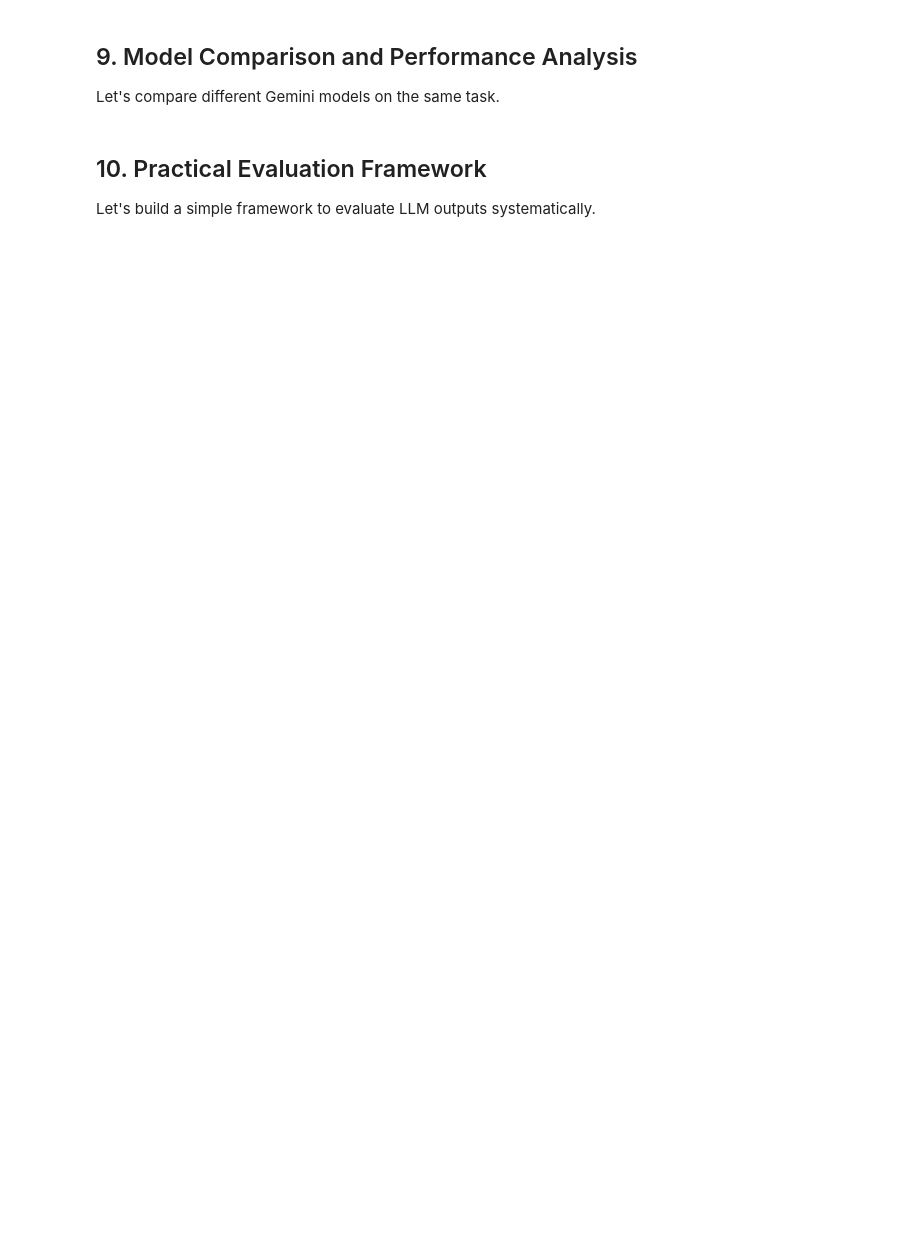
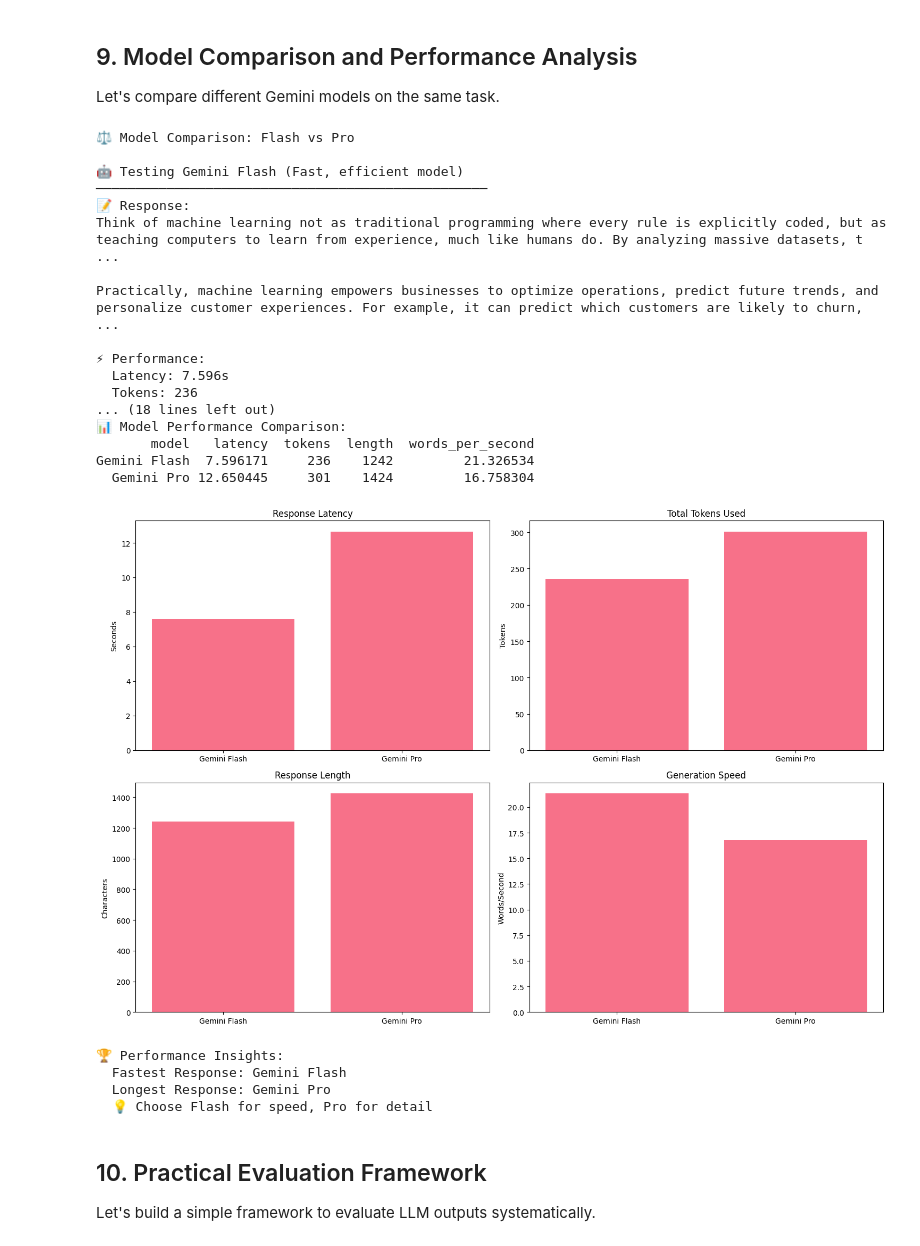
Before and after one commit to nluninja/BBS-AIIM, a Jupyter notebook: module4/03_Exploring_Modern_LLMs_with_Gemini.ipynb, the cells around one changed output. Cells and saved outputs as stored; diff of their text form; code cells hidden in the pictures; blank space fills up the shorter version.

```diff
--- a/module4/03_Exploring_Modern_LLMs_with_Gemini.ipynb
+++ b/module4/03_Exploring_Modern_LLMs_with_Gemini.ipynb
@@ -447,7 +505,7 @@ for approach, prompt in [("Zero-shot", zero_shot_prompt), ("Few-shot", few_shot_
     print(f"📝 {approach} Approach:")
     print("─" * 30)
 
-    result = gemini.generate(prompt, temperature=0.1, max_tokens=10)
+    result = gemini.generate(prompt, temperature=0.1)
 
     if result['success']:
         print(f"🤖 Result: {result['response'].strip()}")
@@ -481,7 +553,7 @@ for approach, prompt in [("Direct", direct_prompt), ("Chain-of-Thought", cot_pro
     print(f"🧮 {approach} Reasoning:")
     print("─" * 40)
 
-    result = gemini.generate(prompt, temperature=0.2, max_tokens=150)
+    result = gemini.generate(prompt, temperature=0.2)
 
     if result['success']:
         print(f"🤖 Response:\n{result['response']}")
@@ -541,8 +631,7 @@ for task in creative_tasks:
     result = gemini.generate(
         task['prompt'],
         model=task['model'],
-        temperature=task['temperature'],
-        max_tokens=250
+        temperature=task['temperature']
     )
 
     if result['success']:
@@ -594,7 +701,6 @@ for model_info in models_to_compare:
         comparison_prompt,
         model=model_info['alias'],
         temperature=0.5,  # Consistent temperature
-        max_tokens=200
     )
 
     if result['success']:
@@ -631,33 +737,56 @@ if comparison_results and len(comparison_results) >= 2:
     ax1.bar(df_comparison['model'], df_comparison['latency'])
     ax1.set_title('Response Latency')
     ax1.set_ylabel('Seconds')
 
     # Token usage
     ax2.bar(df_comparison['model'], df_comparison['tokens'])
     ax2.set_title('Total Tokens Used')
     ax2.set_ylabel('Tokens')
 
     # Response length
     ax3.bar(df_comparison['model'], df_comparison['length'])
     ax3.set_title('Response Length')
     ax3.set_ylabel('Characters')
 
     # Words per second
     ax4.bar(df_comparison['model'], df_comparison['words_per_second'])
     ax4.set_title('Generation Speed')
     ax4.set_ylabel('Words/Second')
 
     plt.tight_layout()
     plt.show()
 
     # Summary insights
     faster_model = df_comparison.loc[df_comparison['latency'].idxmin(), 'model']
     longer_response = df_comparison.loc[df_comparison['length'].idxmax(), 'model']
 
     print(f"\n🏆 Performance Insights:")
     print(f"  Fastest Response: {faster_model}")
     print(f"  Longest Response: {longer_response}")
     print(f"  💡 Choose Flash for speed, Pro for detail")
+# %% [output]
+⚖️ Model Comparison: Flash vs Pro
+
+🤖 Testing Gemini Flash (Fast, efficient model)
+──────────────────────────────────────────────────
+📝 Response:
+Think of machine learning not as traditional programming where every rule is explicitly coded, but as teaching computers to learn from experience, much like humans do. By analyzing massive datasets, t ...
+
+Practically, machine learning empowers businesses to optimize operations, predict future trends, and personalize customer experiences. For example, it can predict which customers are likely to churn,  ...
+
+⚡ Performance:
+  Latency: 7.596s
+  Tokens: 236
+... (18 lines left out)
+📊 Model Performance Comparison:
+       model   latency  tokens  length  words_per_second
+Gemini Flash  7.596171     236    1242         21.326534
+  Gemini Pro 12.650445     301    1424         16.758304
+[figure, added]
+🏆 Performance Insights:
+  Fastest Response: Gemini Flash
+  Longest Response: Gemini Pro
+  💡 Choose Flash for speed, Pro for detail
 # %% [markdown]
 ## 10. Practical Evaluation Framework
 
```
Also changed, not shown: parts of 14 cells of this notebook.
